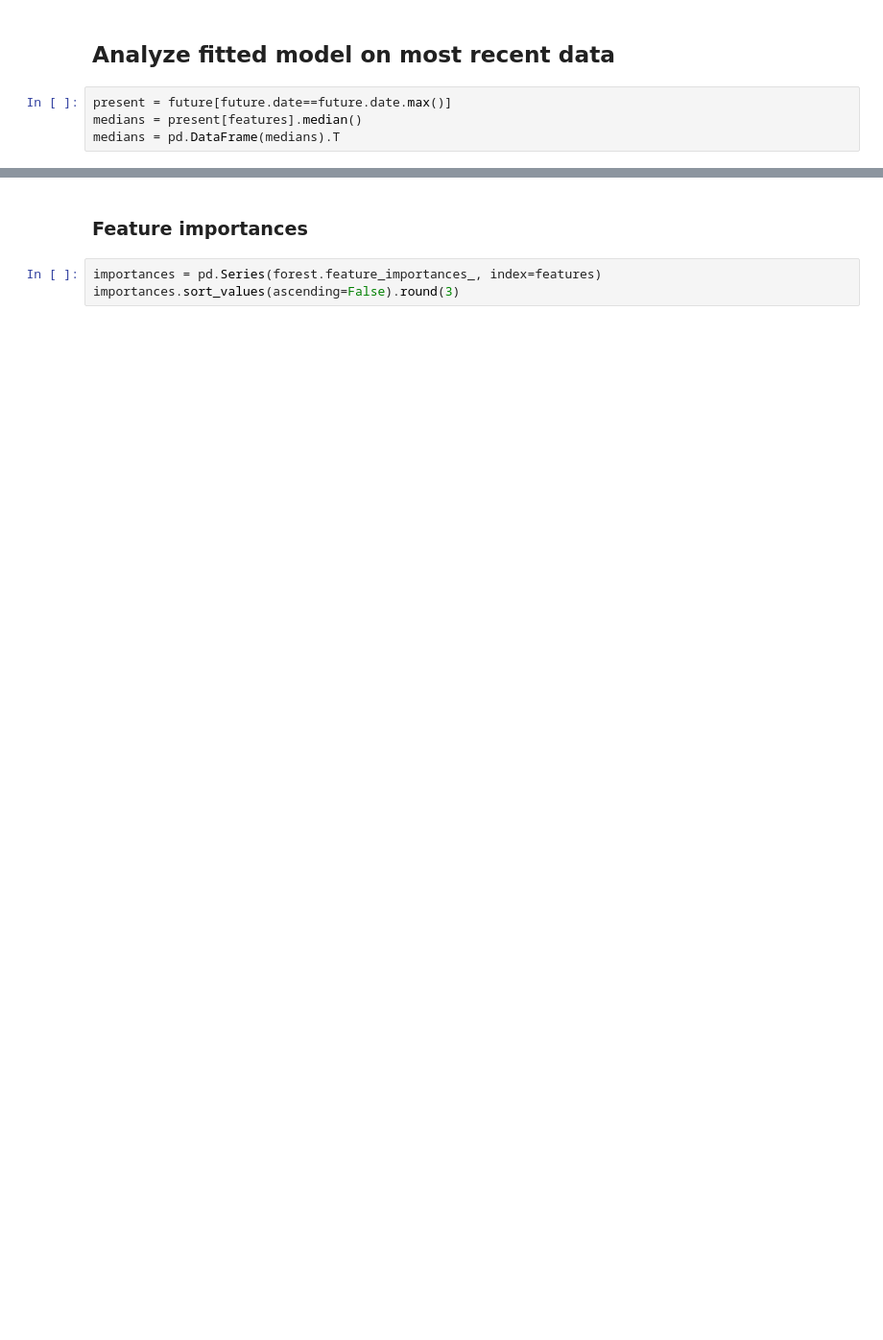
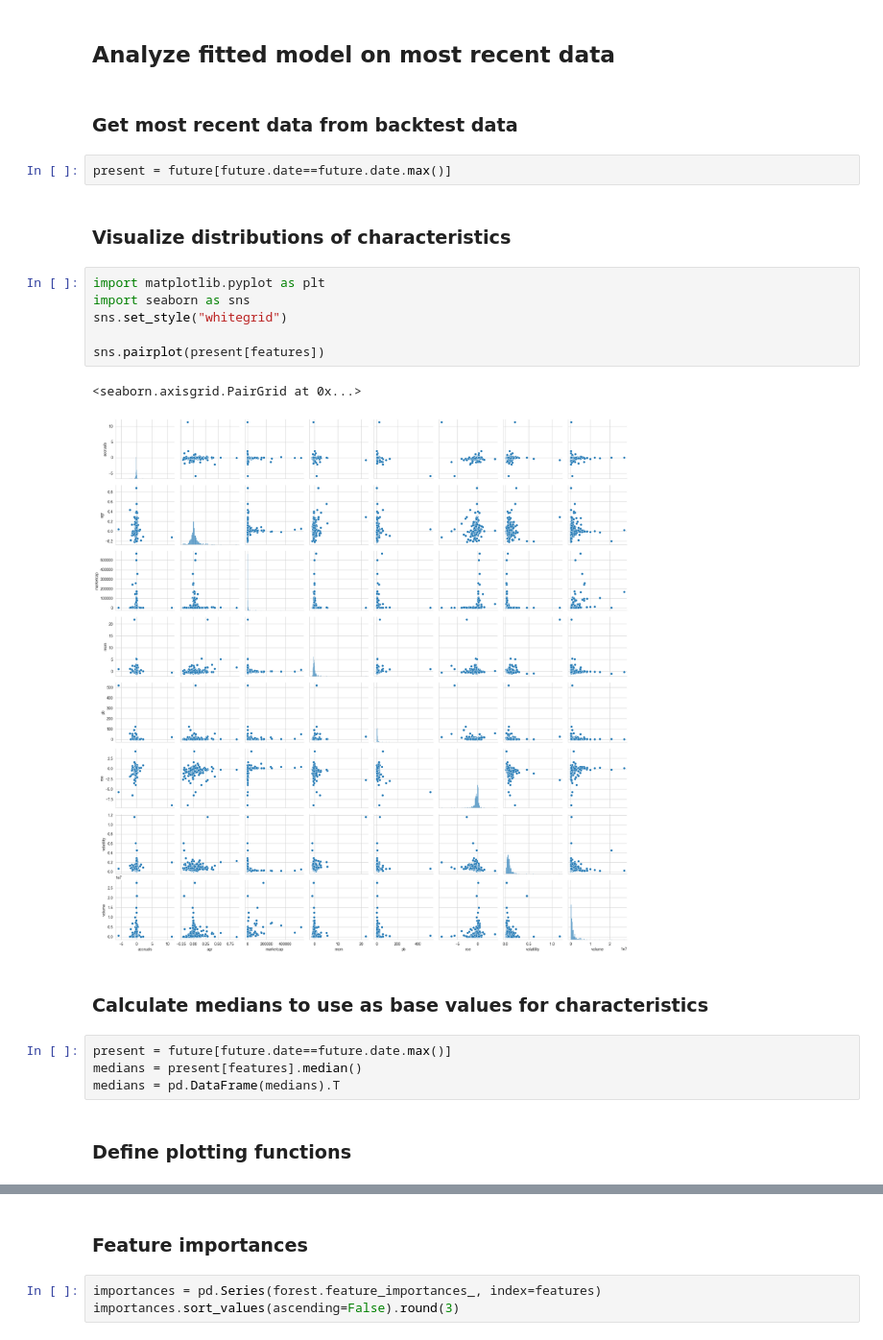
Before and after one commit to kerryback/MGMT638, a Jupyter notebook: notebooks/11-backtest.ipynb, the cells around one changed output, grey strips where cells are left out. Shown at 96% size. Cells and saved outputs as stored; diff of their text form; blank space fills up the shorter version.

```diff
--- a/notebooks/11-backtest.ipynb
+++ b/notebooks/11-backtest.ipynb
@@ -148,7 +261,26 @@ mean annualized short return is -24.73%
 # %% [markdown]
 ## Analyze fitted model on most recent data
+# %% [markdown]
+### Get most recent data from backtest data
+# %%
+present = future[future.date==future.date.max()]
+# %% [markdown]
+### Visualize distributions of characteristics
+# %%
+import matplotlib.pyplot as plt
+import seaborn as sns
+sns.set_style("whitegrid")
+
+sns.pairplot(present[features])
+# %% [output]
+<seaborn.axisgrid.PairGrid at 0x...>
+[figure, added]
+# %% [markdown]
+### Calculate medians to use as base values for characteristics
 # %%
 present = future[future.date==future.date.max()]
 medians = present[features].median()
 medians = pd.DataFrame(medians).T
+# %% [markdown]
+### Define plotting functions
 # %%
```
Also changed, not shown: parts of 28 cells of this notebook, 8 other files.
